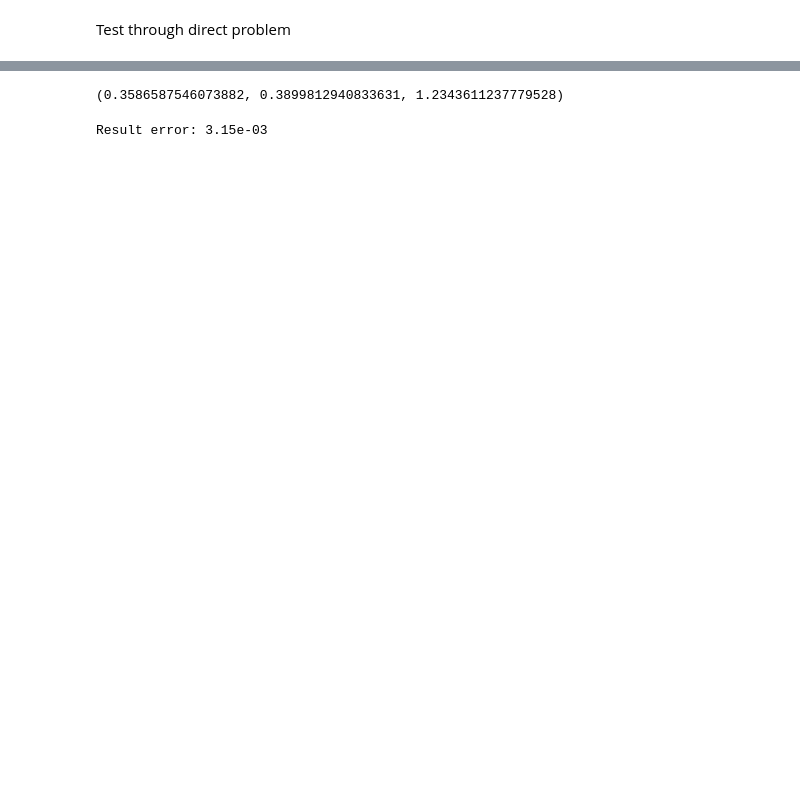
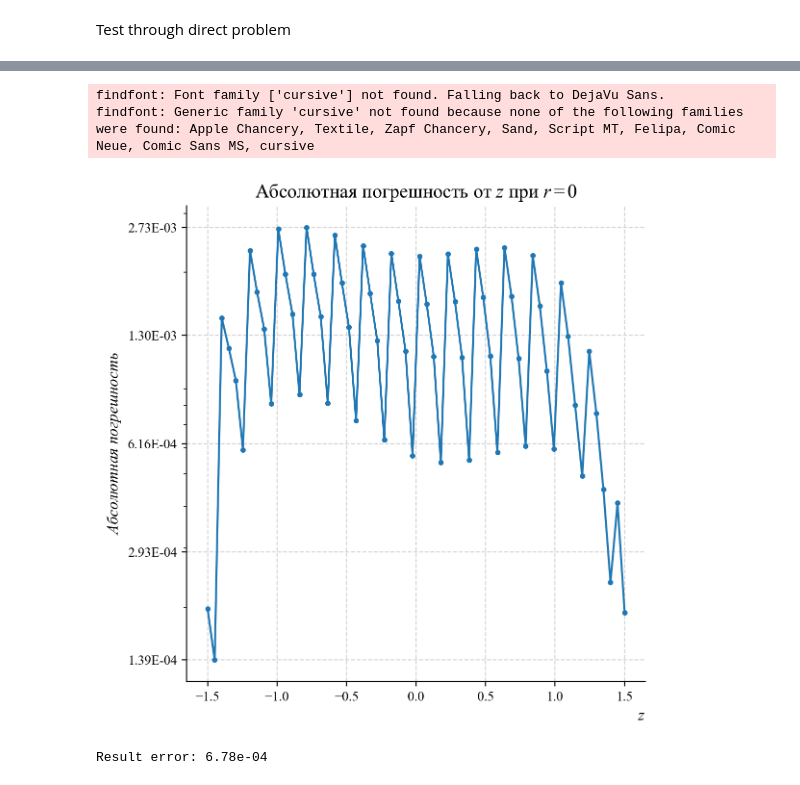
Before and after one commit to boorlakov/pyquasar, a Jupyter notebook: examples/inverse_problem.ipynb, the cells around one changed output, grey strips where cells are left out. Saved outputs shown, nothing was run; the diff lists cells and outputs as text; code cells hidden in the pictures; blank space fills up the shorter version.

Commit message:
add graphs

```diff
--- a/examples/inverse_problem.ipynb
+++ b/examples/inverse_problem.ipynb
@@ -134,7 +168,7 @@ DOF: 124865
 # %% [markdown]
 Get points of interest
 # %%
-datapath = "data/cylinder_surface.npz"
+datapath = "data/surface.npz"
 train_data = np.load(datapath)
 
 train_xs = train_data["xs"]
@@ -293,4 +330,0 @@ np.abs(np.concatenate([diff_x, diff_y, diff_z])).max()
-# %%
-np.abs(diff_x).max(), np.abs(diff_y).max(), np.abs(diff_z).max()
-# %% [output]
-(0.3586587546073882, 0.3899812940833631, 1.2343611237779528)
@@ -297,5 +344,62 @@ np.abs(diff_x).max(), np.abs(diff_y).max(), np.abs(diff_z).max()
+# %%
+graph_ids = np.argwhere((test_pts[:, 1] == 0) & (test_pts[:, 0] == 0))
+graph_dx = test_grad_x[graph_ids]
+graph_dy = test_grad_y[graph_ids]
+graph_dz = test_grad_z[graph_ids]
+graph_pts = test_pts[graph_ids].reshape(-1, 3)
+graph_tdx = test_true_grad_x[graph_ids]
+graph_tdy = test_true_grad_y[graph_ids]
+graph_tdz = test_true_grad_z[graph_ids]
+rerr = np.sqrt(
+    (graph_dx - graph_tdx) ** 2
+    + (graph_dy - graph_tdy) ** 2
+    + (graph_dz - graph_tdz) ** 2
+)
+pz = graph_pts[:, 2]
+# %%
+plt.rcParams["text.usetex"] = False
+# %%
+import matplotlib.pyplot as plt
+import matplotlib.ticker as ticker
+import numpy as np
+import matplotlib
+
+fig, ax = plt.subplots()
+
+ax.plot(pz, rerr, linestyle="-", marker=".")
+
+ax.set_yscale("log")
+ax.set_xlabel(r"$z$", loc="right")
+ax.set_ylabel(r"$\it{Абсолютная\ погрешность}$")
+
+ax.set_title(r"Абсолютная погрешность от $z$ при $r=0$")
+ax.get_xaxis().set_major_formatter(ticker.ScalarFormatter())
+
+tick_locs = np.logspace(np.log10(rerr.min()), np.log10(rerr.max()), 5)
+tick_labels = ["{:.2E}".format(t) for t in tick_locs]
+
+ax.yaxis.set_major_locator(ticker.FixedLocator(tick_locs))
+ax.yaxis.set_major_formatter(ticker.FixedFormatter(tick_labels))
+
+ax.grid(color="lightgray", linestyle="--")
+ax.spines["top"].set_visible(False)
+ax.spines["right"].set_visible(False)
+
+plt.tight_layout()
+plt.savefig(
+    "test_relative_error.pdf",
+    bbox_inches="tight",
+    dpi=300,
+    format="pdf",
+    transparent=True,
+)
+plt.show()
+# %% [output]
+findfont: Font family ['cursive'] not found. Falling back to DejaVu Sans.
+findfont: Generic family 'cursive' not found because none of the following families were found: Apple Chancery, Textile, Zapf Chancery, Sand, Script MT, Felipa, Comic Neue, Comic Sans MS, cursive
+[figure, added]
 # %%
-err = np.sqrt((diff_x**2 + diff_y**2 + diff_z**2) / (diff_x.shape[0]))
+err = np.sqrt(np.mean(surface_diff_x**2 + surface_diff_y**2 + surface_diff_z**2))
 print(f"Result error: {err.max():.2e}")
 # %% [output]
-Result error: 3.15e-03
+Result error: 6.78e-04
```
Also changed, not shown: parts of 15 cells of this notebook, 1 other file.
